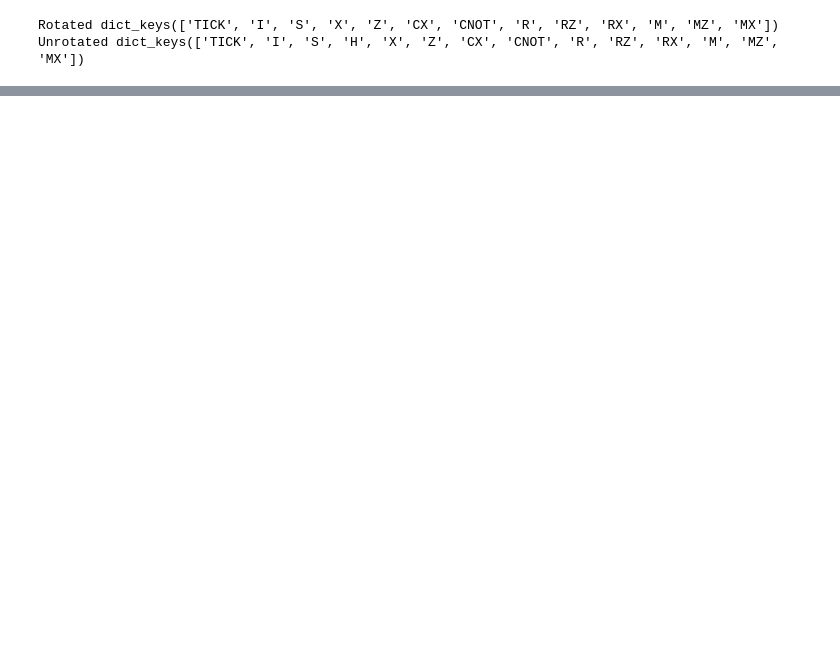
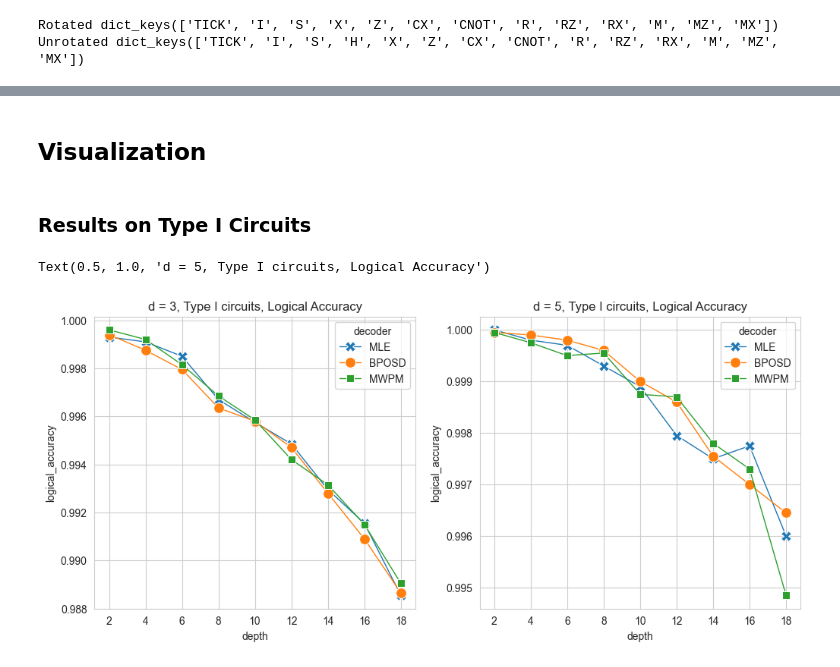
Before and after one commit to congfeng4/MCCD, a Jupyter notebook: reproduce.ipynb, the cells around one changed output, grey strips where cells are left out. Saved outputs shown, nothing was run; the diff lists cells and outputs as text; code cells hidden in the pictures; blank space fills up the shorter version.

```diff
--- a/reproduce.ipynb
+++ b/reproduce.ipynb
@@ -466,0 +399,26 @@ df5 = run_decoder_tasks(fig5_circuits, 'reproduce_fig5')
+# %% [markdown]
+## Visualization
+# %%
+hue_order = 'MLE BPOSD MWPM'.split()
+# %% [markdown]
+### Results on Type I Circuits
+# %%
+df4 = pd.read_csv('./data/result/reproduce_fig4.csv')
+# %%
+plt.figure(figsize=(12,5))
+ax=plt.subplot(121)
+sns.lineplot(df4[(df4.metric == 'logical_accuracy') & (df4.distance == 3)], x='depth', y='value', hue='decoder',hue_order=hue_order,
+             errorbar=None, style='decoder', markers=True, dashes=False, markersize=10, linewidth=1, ax=ax)
+plt.ylabel('logical_accuracy')
+plt.title('d = 3, Type I circuits, Logical Accuracy')
+plt.ylim(0.5, 1.0)
+
+ax=plt.subplot(122)
+sns.lineplot(df4[(df4.metric == 'logical_accuracy') & (df4.distance == 5)], x='depth', y='value', hue='decoder',hue_order=hue_order,
+             errorbar=None, style='decoder', markers=True, dashes=False, markersize=10, linewidth=1, ax=ax)
+plt.ylabel('logical_accuracy')
+plt.title('d = 5, Type I circuits, Logical Accuracy')
+plt.ylim(0.6, 1.0)
+# %% [output]
+Text(0.5, 1.0, 'd = 5, Type I circuits, Logical Accuracy')
+[figure, added]
```
Also changed, not shown: parts of 45 cells of this notebook, 2 other files.
